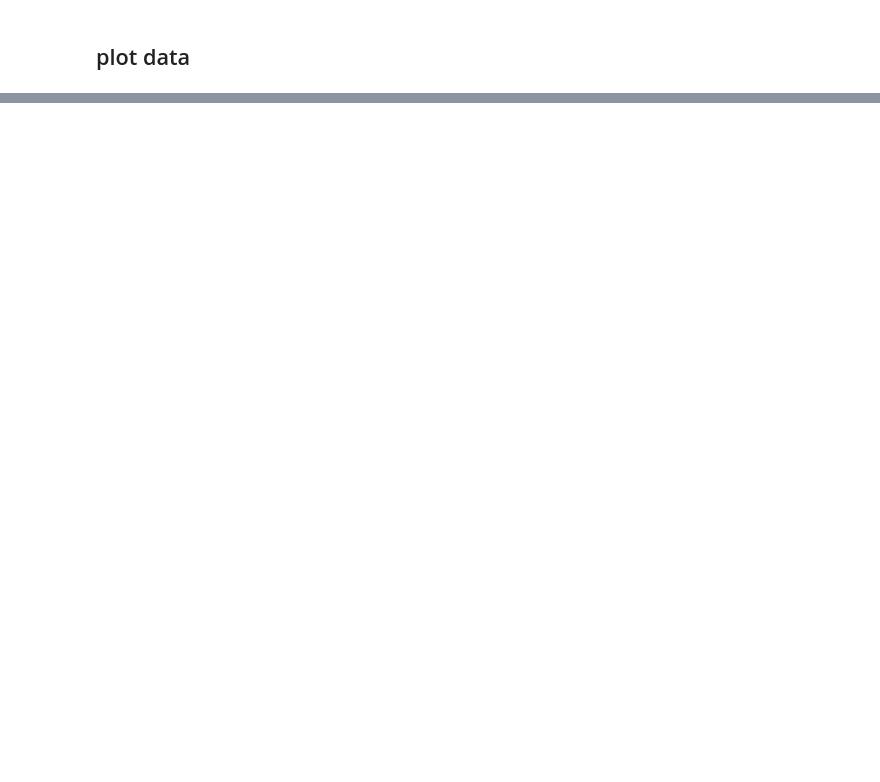
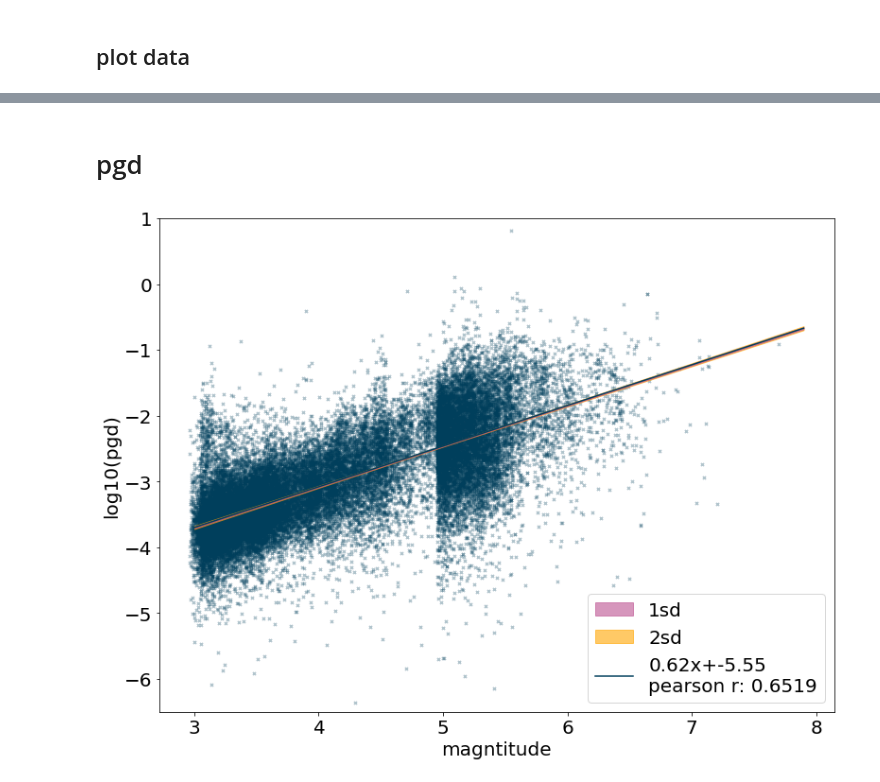
Before and after one commit to RebeccaColquhoun/seismo_det, a Jupyter notebook: code/results_plots.ipynb, the cells around one changed output, grey strips where cells are left out. Saved outputs shown, nothing was run; the diff lists cells and outputs as text; code cells hidden in the pictures; blank space fills up the shorter version.

```diff
--- a/code/results_plots.ipynb
+++ b/code/results_plots.ipynb
@@ -511,7 +584,7 @@ for n in [1]:#range(1, 10):#number of stations eq at least measured at
     x = x_use
     y = y_use
     x_unique = np.arange(-1.6,2.1,0.1)
-    df = pd.DataFrame(columns = x_unique)
+    df_tc2 = pd.DataFrame(columns = x_unique)
 
     result = scipy.stats.linregress(x,y)
     a = result.slope
@@ -540,14 +613,13 @@ for n in [1]:#range(1, 10):#number of stations eq at least measured at
     axs.fill_between(x_unique, y_min_1sd, y_max_1sd, color = '#bc5090', alpha = 0.6, zorder = 100, label = '1sd')
     axs.fill_between(x_unique, y_min_2sd, y_max_2sd, color = '#ffa600', alpha = 0.6, zorder = 99, label = '2sd')
     popt = np.polyfit(x, y, 1)
-    axs.plot(x_unique, popt[0]*x_unique+popt[1], color='#003f5c',zorder=102,label='{a:.2f}x+{b:.2f}\npearson r: {r:.4f}'.format(a=result.slope,b=result.intercept,r=result.rvalue))
+    axs.plot(x_unique, popt[0]*x_unique+popt[1], color='#003f5c',zorder=102,label='{a:.2f}x+{b:.2f}\npearson r: {r:.4f}'.format(a=result.slope,b=result.intercept-5*result.slope,r=result.rvalue))
     axs.set_ylabel('log10(tc)')
     axs.set_xlabel('magnitude')
     axs.set_xticks([-2,-1,0,1,2,3], [3,4,5,6,7,8], zorder = 110)
     axs.legend()
     #axs.set_ylim([-2,1])
     axs.set_title(title)
-    plt.show()
     plt.savefig('/home/earthquakes1/homes/Rebecca/phd/seismo_det/figures/all_data/tc/'+title+'_m5.pdf', format = 'pdf')
 # %% [output]
 2743 2743
@@ -555,0 +627,2 @@ for n in [1]:#range(1, 10):#number of stations eq at least measured at
+# %% [markdown]
+# pgd
@@ -555,0 +649,50 @@ for n in [1]:#range(1, 10):#number of stations eq at least measured at
+# %%
+dist_corr_mult_alt = (np.array(list_dist)**1.38)*np.array(list_pgd)
+df3  = pd.DataFrame({'pgd':np.log10(dist_corr_mult_alt), 'mag':list_mag, 'dist':list_dist})
+# %%
+fig, axs = plt.subplots(1,1, figsize=(12.8,9.6))
+
+x = np.array(df3['mag'])-5
+y = df3['pgd']
+mask = ~np.isnan(x) & ~np.isnan(y)
+x_unique = np.arange(-2,3,0.1)
+#axs.scatter(x, y,  c = df['dist'], cmap = 'viridis')
+axs.scatter(x+np.random.uniform(-0.05, 0.05, len(x)), y, s = 10, c = '#003f5c', marker = 'x', alpha = 0.3)
+result = scipy.stats.linregress(x[mask],y[mask])
+a = result.slope
+b = result.intercept
+std_a = result.stderr
+std_b = result.intercept_stderr
+
+y_1 = (a+std_a)*x_unique + (b+std_b)
+y_2 = (a+std_a)*x_unique + (b-std_b)
+y_3 = (a-std_a)*x_unique + (b+std_b)
+y_4 = (a-std_a)*x_unique + (b-std_b)
+
+y_min_1sd = np.minimum(np.minimum(y_1, y_2), np.minimum(y_3, y_4))
+y_max_1sd = np.maximum(np.maximum(y_1, y_2), np.maximum(y_3, y_4))
+
+y_1 = (a+2*std_a)*x_unique + (b+2*std_b)
+y_2 = (a+2*std_a)*x_unique + (b-2*std_b)
+y_3 = (a-2*std_a)*x_unique + (b+2*std_b)
+y_4 = (a-2*std_a)*x_unique + (b-2*std_b)
+
+y_min_2sd = np.minimum(np.minimum(y_1, y_2), np.minimum(y_3, y_4))
+y_max_2sd = np.maximum(np.maximum(y_1, y_2), np.maximum(y_3, y_4))
+
+#plt.scatter(x+np.random.uniform(-0.05, 0.05, len(x)),y, marker = 'x', color = 'k', s = 10, alpha = 0.5)
+axs.fill_between(x_unique, y_min_1sd, y_max_1sd, color = '#bc5090', alpha = 0.6, zorder = 100, label = '1sd')
+axs.fill_between(x_unique, y_min_2sd, y_max_2sd, color = '#ffa600', alpha = 0.6, zorder = 99, label = '2sd')
+
+axs.plot(x_unique, a*x_unique+b, color='#003f5c',zorder=102,label='{a:.2f}x+{b:.2f}\npearson r: {r:.4f}'.format(a=result.slope,b=result.intercept-5*result.slope,r=result.rvalue))
+plt.ylabel('log10(pgd)')
+plt.xlabel('magntitude')
+#plt.colorbar(label = 'distance')
+axs.set_xticks([-2,-1,0,1,2,3], [3,4,5,6,7,8], zorder = 110)
+axs.legend()
+result_138 = result
+plt.ylim([-6.5,1])
+plt.savefig('/home/earthquakes1/homes/Rebecca/phd/seismo_det/figures/all_data/pgd/'+title+'_r138.pdf', format = 'pdf')
+#081839
+# %% [output]
+[figure, added]
```
Also changed, not shown: parts of 32 cells of this notebook, 13 other files.
